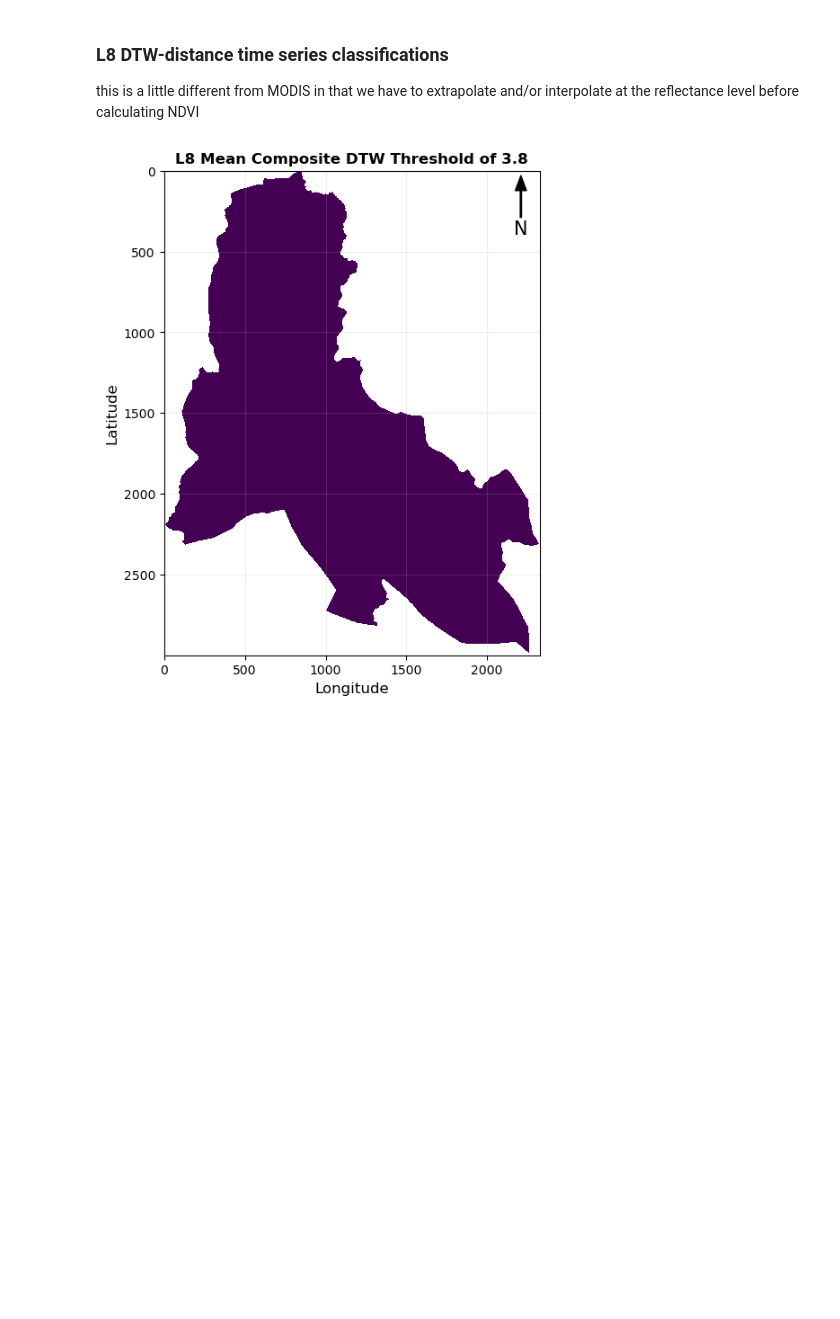
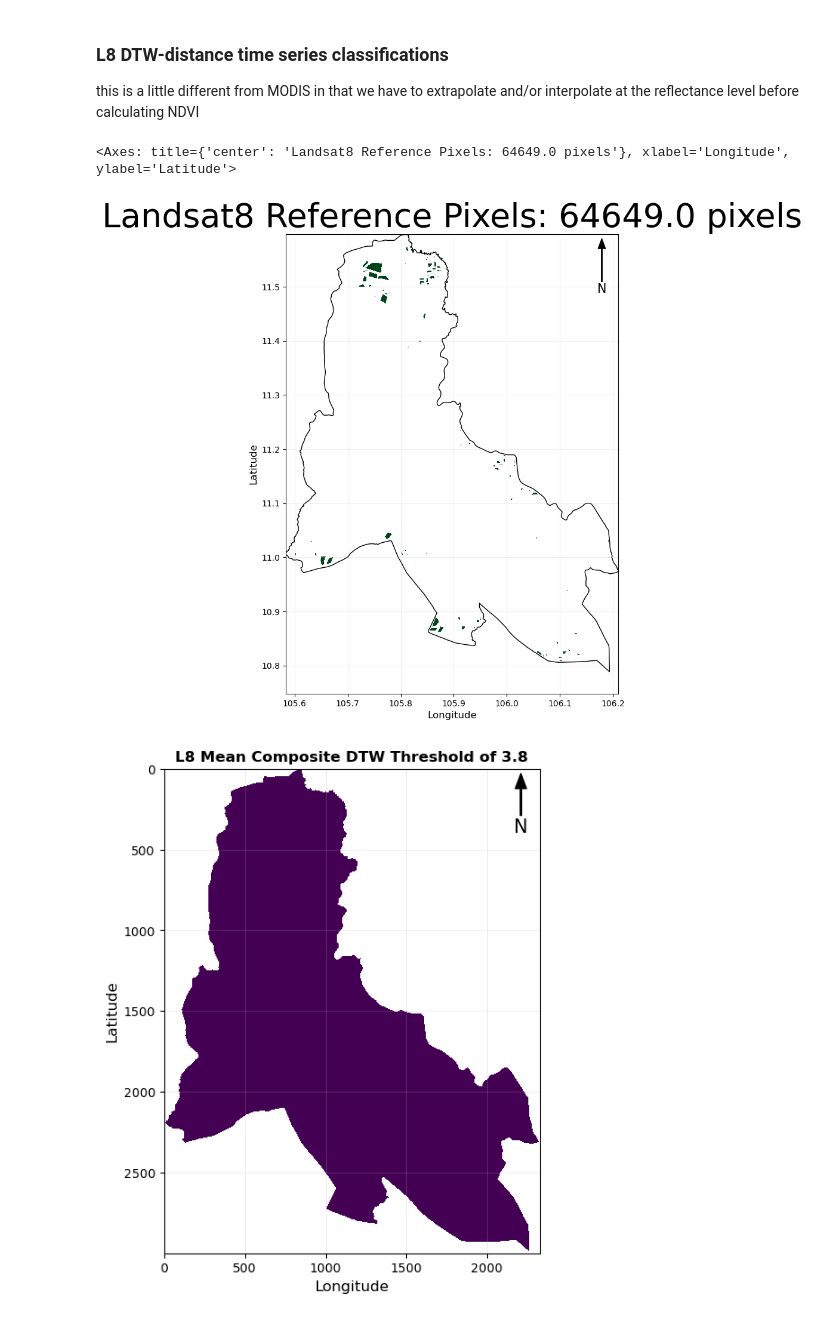
Before and after one commit to varosak/RemoteSensingProject, a Jupyter notebook: Pixel processing.ipynb, the cells around one changed output. Cells and saved outputs as stored; diff of their text form; code cells hidden in the pictures; blank space fills up the shorter version.

```diff
--- a/Pixel processing.ipynb
+++ b/Pixel processing.ipynb
@@ -711,6 +767,30 @@ with rasterio.open(sample_raster) as img:
 # turn False values into nan and True value into 1
 combined_mask = combined_mask.astype(float)  # Convert the mask to a float type
 combined_mask[combined_mask == 0] = np.nan
+# %%
+### plot MODIS reference pixel
+fig, ax = plt.subplots(figsize = (10,10))
+show(combined_mask, ax = ax, transform=L8_meanComposite_profile['transform'], cmap = 'Greens_r')
+
+# aesthetics
+ax.set_xlabel('Longitude', fontsize = 12)
+ax.set_ylabel('Latitude', fontsize = 12)
+ax.set_title( f'Landsat8 Reference Pixels: {np.nansum(combined_mask)} pixels', fontsize = 40)
+# add arrow
+x, y, arrow_length = 0.95, 0.99, 0.11
+ax.annotate('N', xy=(x, y), xytext=(x, y-arrow_length),
+            arrowprops=dict(facecolor='black', width=1, headwidth=9),
+            ha='center', va='center', fontsize=15,
+            xycoords=ax.transAxes)
+
+# add grid line
+ax.grid(alpha = 0.2)
+
+# add Svay Rieng Boundary
+study_boundary.plot(ax = ax, edgecolor = 'k', facecolor = 'none')
+# %% [output]
+<Axes: title={'center': 'Landsat8 Reference Pixels: 64649.0 pixels'}, xlabel='Longitude', ylabel='Latitude'>
+[figure, added]
 # %%
 # prepare to read images
 
```
Also changed, not shown: parts of 7 cells of this notebook, 1 other file.
